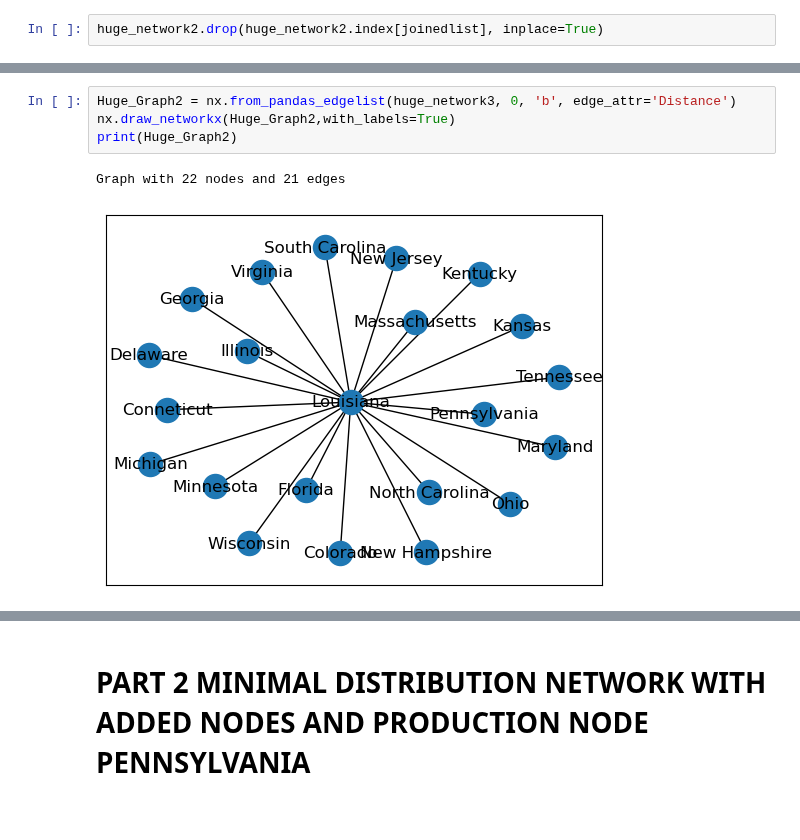
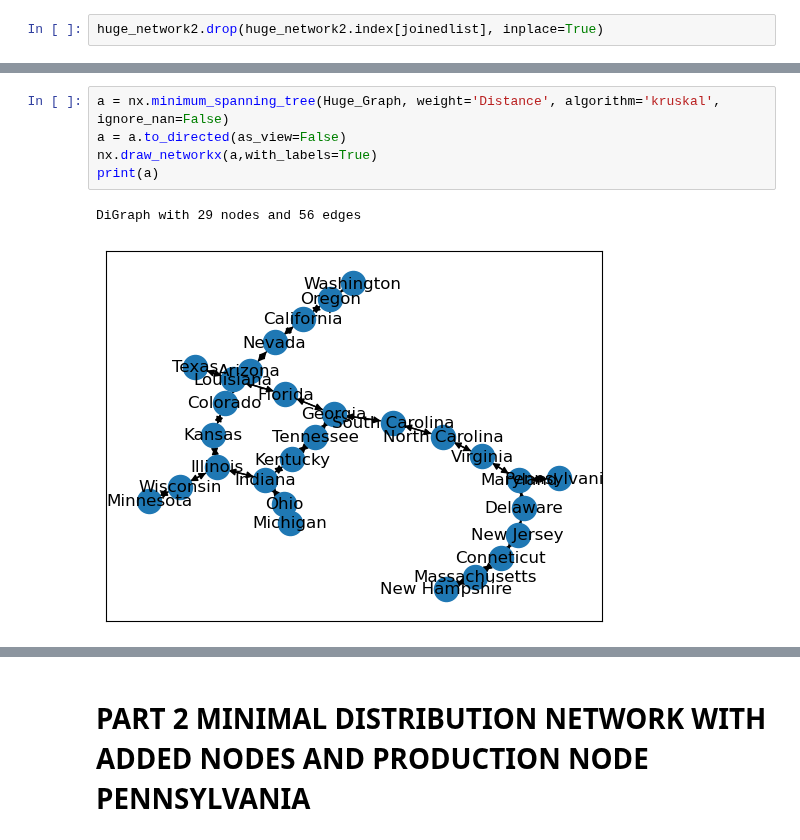
Before and after one commit to kelvinengee/network, a Jupyter notebook: Mississippi.ipynb, the cells around one changed output, grey strips where cells are left out. Drawn from its saved outputs; the diff is of its cells as text.

```diff
--- a/Mississippi.ipynb
+++ b/Mississippi.ipynb
@@ -831,8 +783,9 @@ huge_network3
-# %%
-Huge_Graph2 = nx.from_pandas_edgelist(huge_network3, 0, 'b', edge_attr='Distance')
-nx.draw_networkx(Huge_Graph2,with_labels=True)
-print(Huge_Graph2)
-# %% [output]
-Graph with 22 nodes and 21 edges
-[figure, removed]
+# %%
+a = nx.minimum_spanning_tree(Huge_Graph, weight='Distance', algorithm='kruskal', ignore_nan=False)
+a = a.to_directed(as_view=False)
+nx.draw_networkx(a,with_labels=True)
+print(a)
+# %% [output]
+DiGraph with 29 nodes and 56 edges
+[figure, added]
 # %%
```
Also changed, not shown: parts of 24 cells of this notebook, 1 other file.
